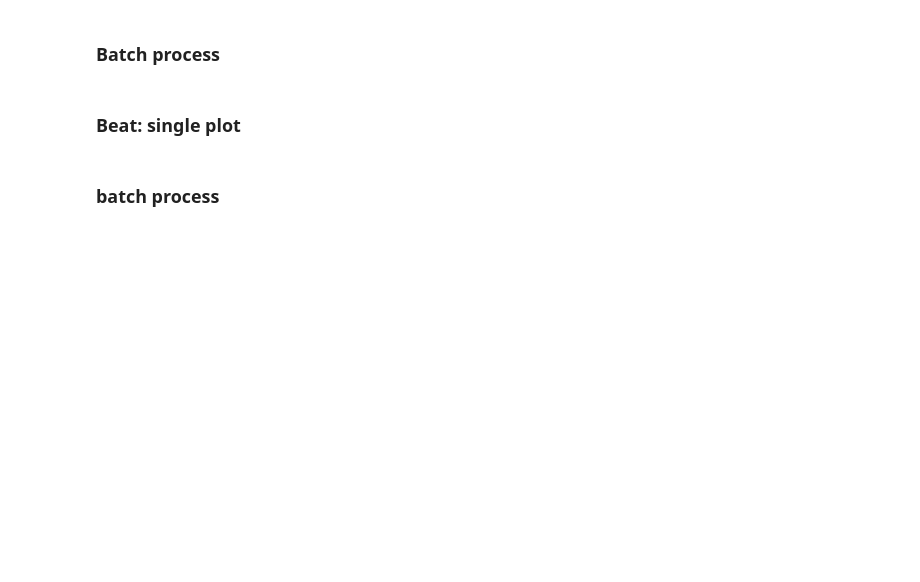
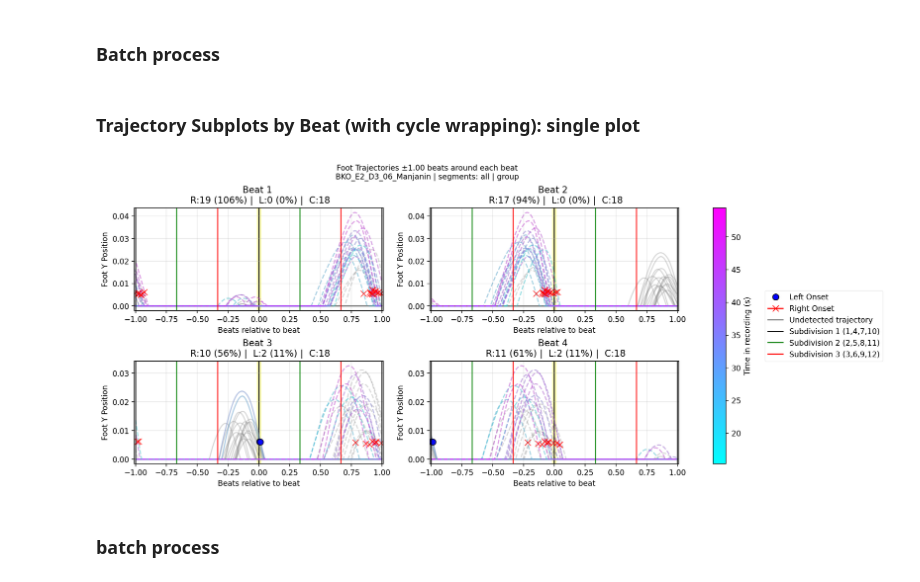
Before and after one commit to sagar0dutta/djembe_vistool, a Jupyter notebook: A5_trajectory_plot_mode.ipynb, the cells around one changed output. Cells and saved outputs as stored; diff of their text form; code cells hidden in the pictures; blank space fills up the shorter version.

Commit message:
trajectory_v7

```diff
--- a/A5_trajectory_plot_mode.ipynb
+++ b/A5_trajectory_plot_mode.ipynb
@@ -127,9 +129,9 @@ for mode_csv in mode_csv_list:
         fig.savefig(os.path.join(save_dir, f"{file_name}_{mode}.png"), bbox_inches="tight")
         plt.close(fig)
 # %% [markdown]
-### Beat: single plot
+### Trajectory Subplots by Beat (with cycle wrapping): single plot
 # %%
-file_name = "BKO_E1_D1_01_Suku" #mode_csv.split("_Dancers")[0]
+file_name =  "BKO_E2_D3_06_Manjanin"           # "BKO_E1_D1_01_Suku" #mode_csv.split("_Dancers")[0]
 mode_df = pd.read_csv("data/subset_dance_annotation/"  + file_name + "_Dancers.csv")
 
 mode_group = mode_df[mode_df["mocap"] == "gr"].reset_index(drop=True)
@@ -159,35 +161,39 @@ def get_tsegment_for(mode_name, mode_value, suffix):
     return mode_name, seg if seg is not None else {}
 
 
 mode_name, segmnt = get_tsegment_for("group", mode_group,      "gr")
 # mode_name, segmnt = get_tsegment_for("individual", mode_individual, "in")
 # mode_name, segmnt   = get_tsegment_for("audience",   mode_audience,   "au")
 
     # filter out the empty ones
     # tsegment = {mode: seg for mode, seg in segments.items() if seg is not None}
 
-# save_dir = f"output_static_plot/foot_trajectories_subdiv_gray/{file_name}"
+
+# save_dir = f"output_static_plot/foot_trajectories_beat/{file_name}"
 # os.makedirs(save_dir, exist_ok=True)
 
 fig, ax = plot_foot_trajectories_by_beat(
             file_name=file_name,
             mode=mode_name,
             base_path_cycles="data/virtual_cycles",
-            base_path_logs="data/logs_v1_may",
+            base_path_logs= "data/logs_v1_may" #        "data/logs_v3_0.2__lower_jun3",                 #"data/logs_v1_may",
             time_segments=segmnt,  # Pass all segments for this mode
             n_beats_per_cycle=4,
             n_subdiv_per_beat=3,
             nn=3,
             use_cycles=True,
             show_gray_plots=True,
             show_trajectories=True,  # New parameter to control trajectory lines
             show_vlines=False        # New parameter to control vertical lines
         )
 
 plt.show(fig)
 
+
 # fig.savefig(os.path.join(save_dir, f"{file_name}_{mode}.png"))
 # plt.close(fig)
+# %% [output]
+[figure, added]
 # %% [markdown]
 ### batch process
 # %%
```
Also changed, not shown: parts of 7 cells of this notebook, 10 other files.
